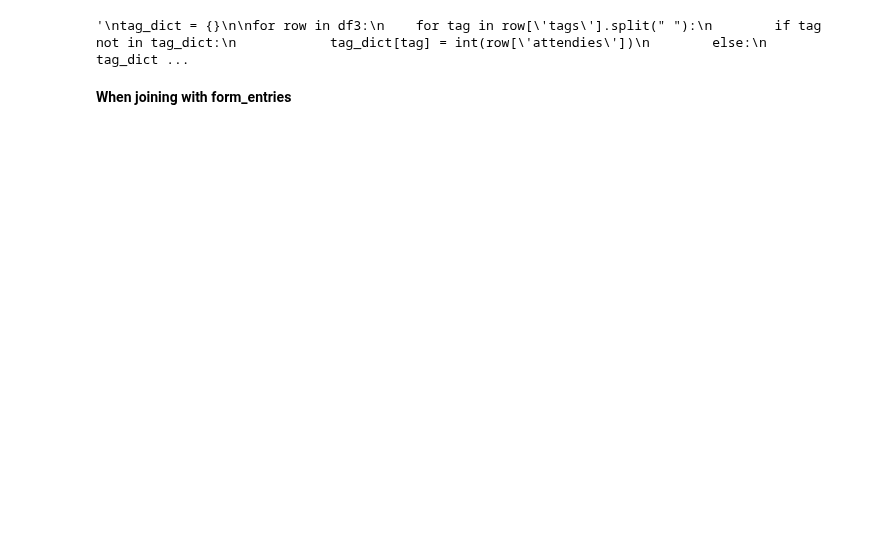
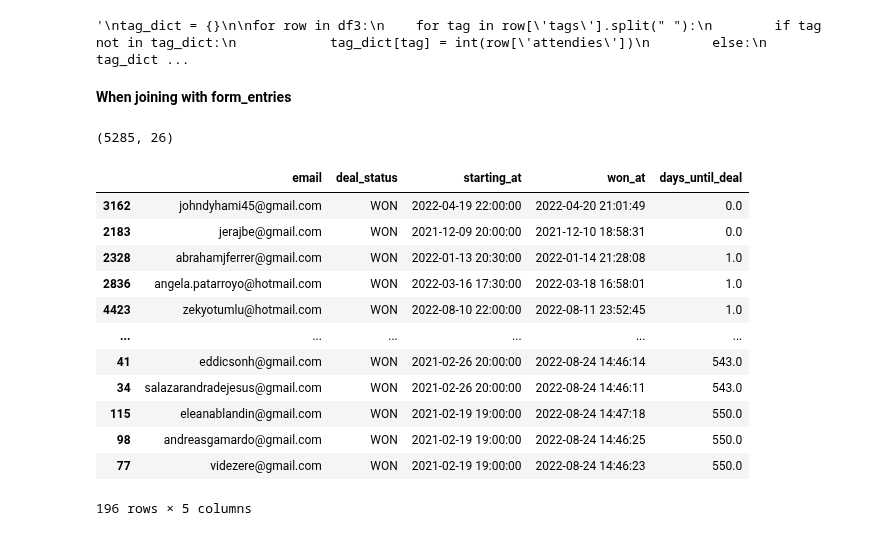
Before and after one commit to breatheco-de/dataflow-project-events, a Jupyter notebook: notebooks/draft_cleaning_notebook.ipynb, the cells around one changed output. Cells and saved outputs as stored; diff of their text form; code cells hidden in the pictures; blank space fills up the shorter version.

```diff
--- a/notebooks/draft_cleaning_notebook.ipynb
+++ b/notebooks/draft_cleaning_notebook.ipynb
@@ -161,6 +157,30 @@ merged.to_csv('../output/events_and_attendies.csv')
 tags_df.to_csv('../output/tags_df.csv')
 # %% [markdown]
 **When joining with form_entries**
+# %%
+forms = pd.read_csv('../sources/clean.csv')
 # %%
-#final_df = pd.merge(merged, forms[['email','lead_type', 'country','deal_status','won_at']],on='email', how='inner')
-#final_df.shape
+final_df = pd.merge(merged, forms[['email','country','deal_status','won_at']],on='email', how='left')
+final_df.shape
+# %% [output]
+(5285, 26)
+# %%
+final_df[['starting_at','won_at']] = final_df[['starting_at','won_at']].apply(pd.to_datetime)
+# %%
+final_df['days_until_deal'] = (final_df['won_at'] - final_df['starting_at']).dt.days
+# %%
+final_df[final_df['won_at'] > final_df['starting_at']][['email','deal_status','starting_at','won_at','days_until_deal']].sort_values('days_until_deal')
+# %% [output]
+|  | email | deal_status | starting_at | won_at | days_until_deal |
+| 3162 | johndyhami45@gmail.com | WON | 2022-04-19 22:00:00 | 2022-04-20 21:01:49 | 0.0 |
+| 2183 | jerajbe@gmail.com | WON | 2021-12-09 20:00:00 | 2021-12-10 18:58:31 | 0.0 |
+| 2328 | abrahamjferrer@gmail.com | WON | 2022-01-13 20:30:00 | 2022-01-14 21:28:08 | 1.0 |
+| 2836 | angela.patarroyo@hotmail.com | WON | 2022-03-16 17:30:00 | 2022-03-18 16:58:01 | 1.0 |
+| 4423 | zekyotumlu@hotmail.com | WON | 2022-08-10 22:00:00 | 2022-08-11 23:52:45 | 1.0 |
+| ... | ... | ... | ... | ... | ... |
+| 41 | eddicsonh@gmail.com | WON | 2021-02-26 20:00:00 | 2022-08-24 14:46:14 | 543.0 |
+| 34 | salazarandradejesus@gmail.com | WON | 2021-02-26 20:00:00 | 2022-08-24 14:46:11 | 543.0 |
+| 115 | eleanablandin@gmail.com | WON | 2021-02-19 19:00:00 | 2022-08-24 14:47:18 | 550.0 |
+| 98 | andreasgamardo@gmail.com | WON | 2021-02-19 19:00:00 | 2022-08-24 14:46:25 | 550.0 |
+| 77 | videzere@gmail.com | WON | 2021-02-19 19:00:00 | 2022-08-24 14:46:23 | 550.0 |
+196 rows × 5 columns
```
Also changed, not shown: parts of 11 cells of this notebook, 15 other files.
